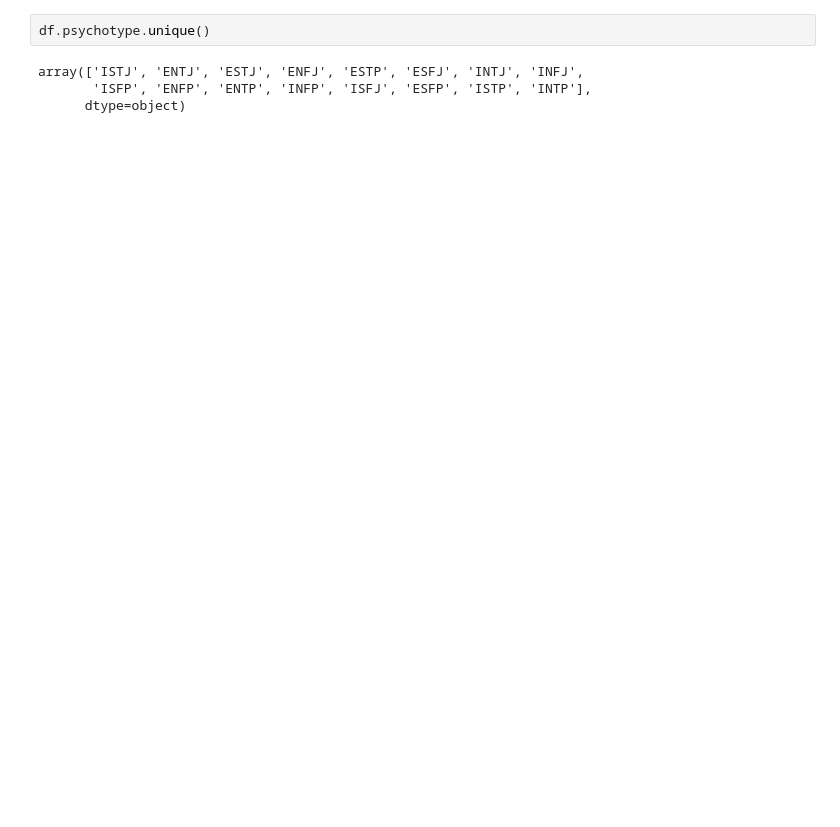
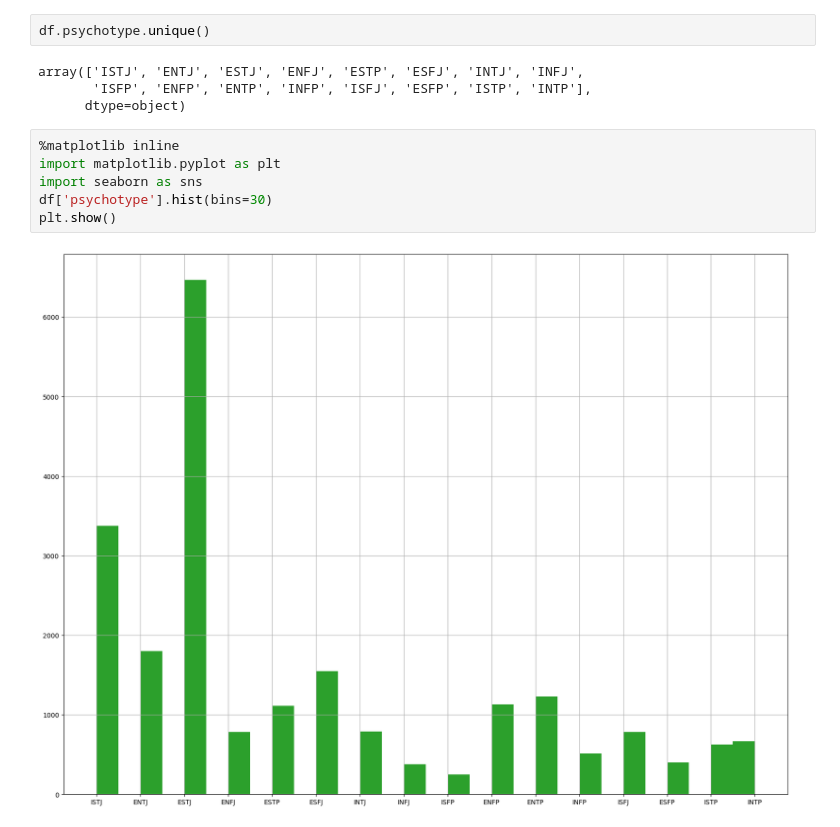
Before and after one commit to Rhea-myat/Dashboard, a Jupyter notebook: Data_Analysis.ipynb, the cells around one changed output. Drawn from its saved outputs; the diff is of its cells as text; blank space fills up the shorter version.

```diff
--- a/Data_Analysis.ipynb
+++ b/Data_Analysis.ipynb
@@ -120,3 +162,11 @@ df.psychotype.unique()
 array(['ISTJ', 'ENTJ', 'ESTJ', 'ENFJ', 'ESTP', 'ESFJ', 'INTJ', 'INFJ',
        'ISFP', 'ENFP', 'ENTP', 'INFP', 'ISFJ', 'ESFP', 'ISTP', 'INTP'],
       dtype=object)
+# %%
+%matplotlib inline
+import matplotlib.pyplot as plt
+import seaborn as sns
+df['psychotype'].hist(bins=30)
+plt.show()
+# %% [output]
+[figure, added]
```
Also changed, not shown: parts of 11 cells of this notebook, 2 other files.
